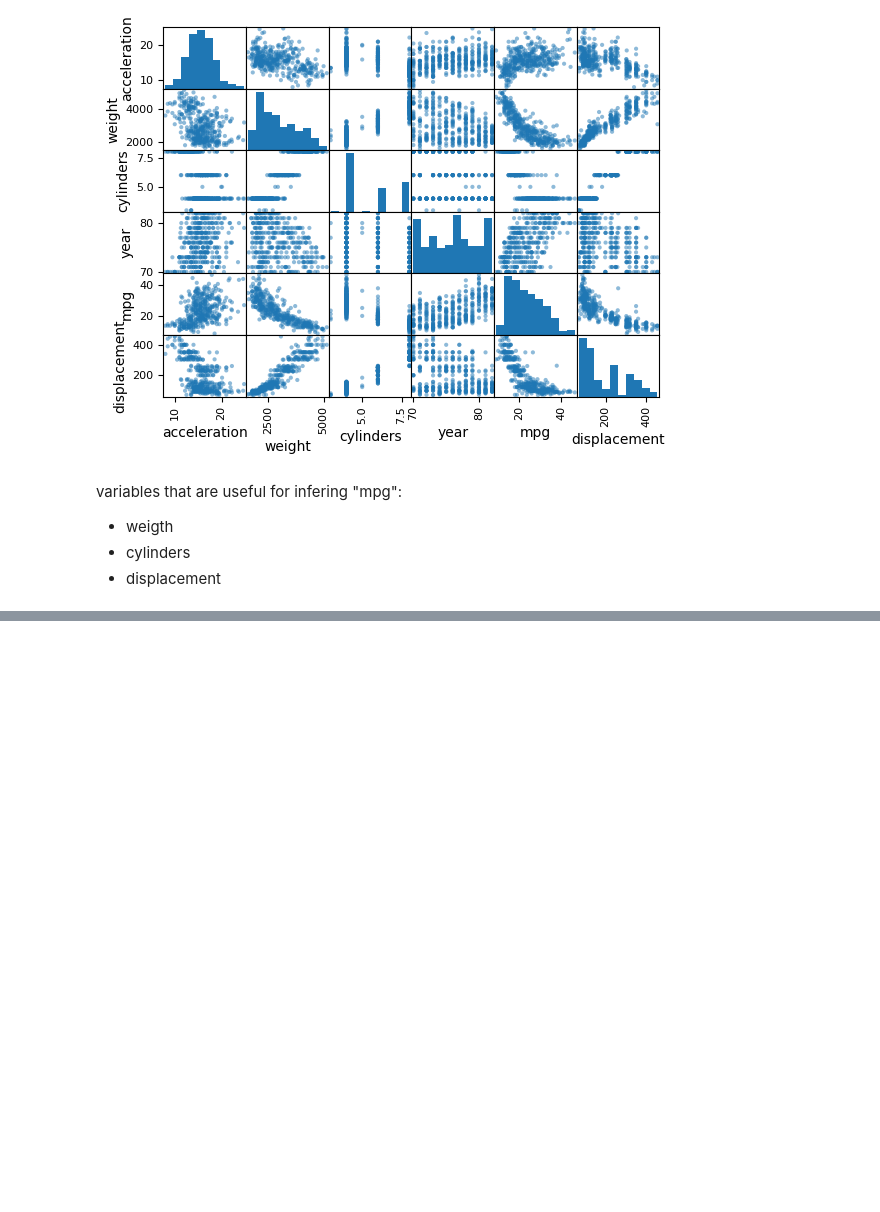
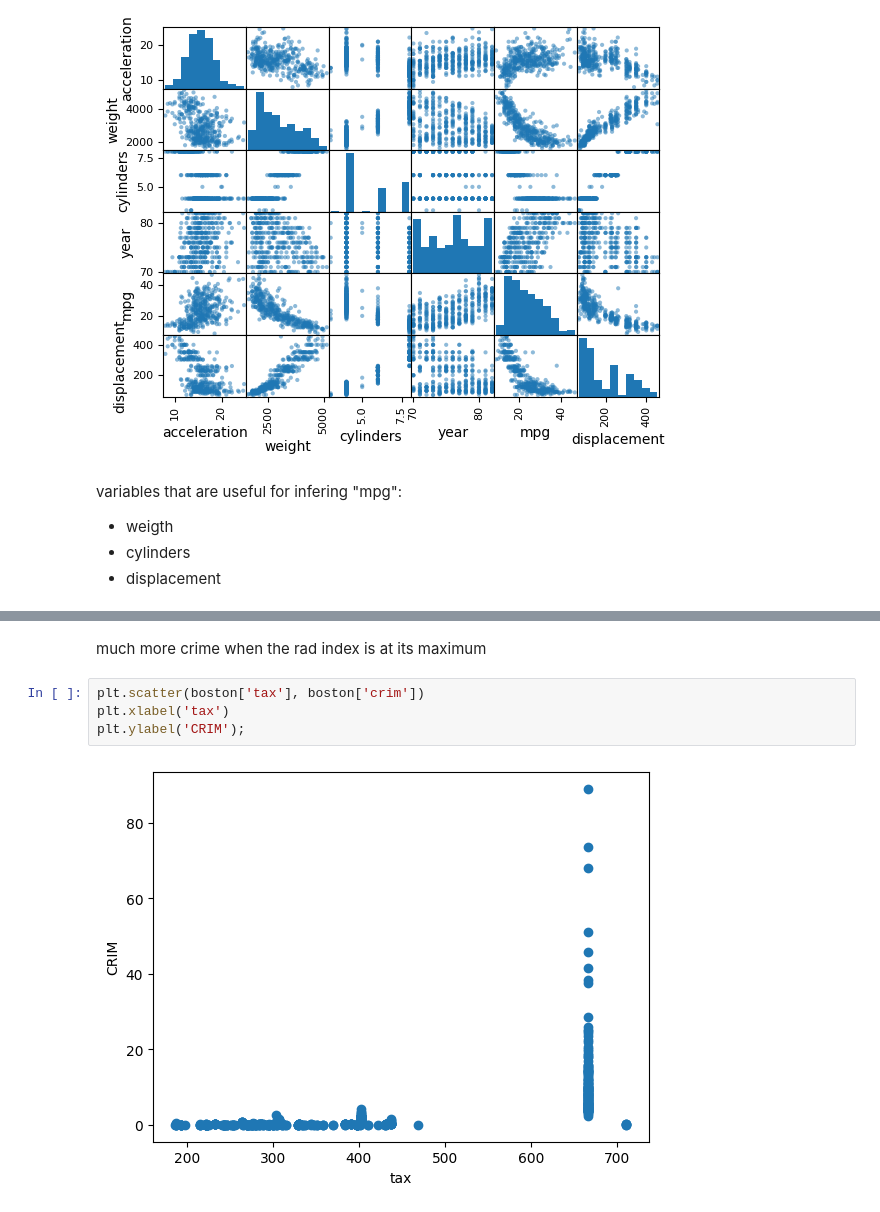
Before and after one commit to juanjofrelopez/islp, a Jupyter notebook: ch2_exercises.ipynb, the cells around one changed output, grey strips where cells are left out. Saved outputs shown, nothing was run; the diff lists cells and outputs as text; blank space fills up the shorter version.

```diff
--- a/ch2_exercises.ipynb
+++ b/ch2_exercises.ipynb
@@ -195,0 +257,8 @@ variables that are useful for infering "mpg":
+# %% [markdown]
+much more crime when the rad index is at its maximum
+# %%
+plt.scatter(boston['tax'], boston['crim'])
+plt.xlabel('tax')
+plt.ylabel('CRIM');
+# %% [output]
+[figure, added]
```
Also changed, not shown: parts of 11 cells of this notebook, 2 other files.
